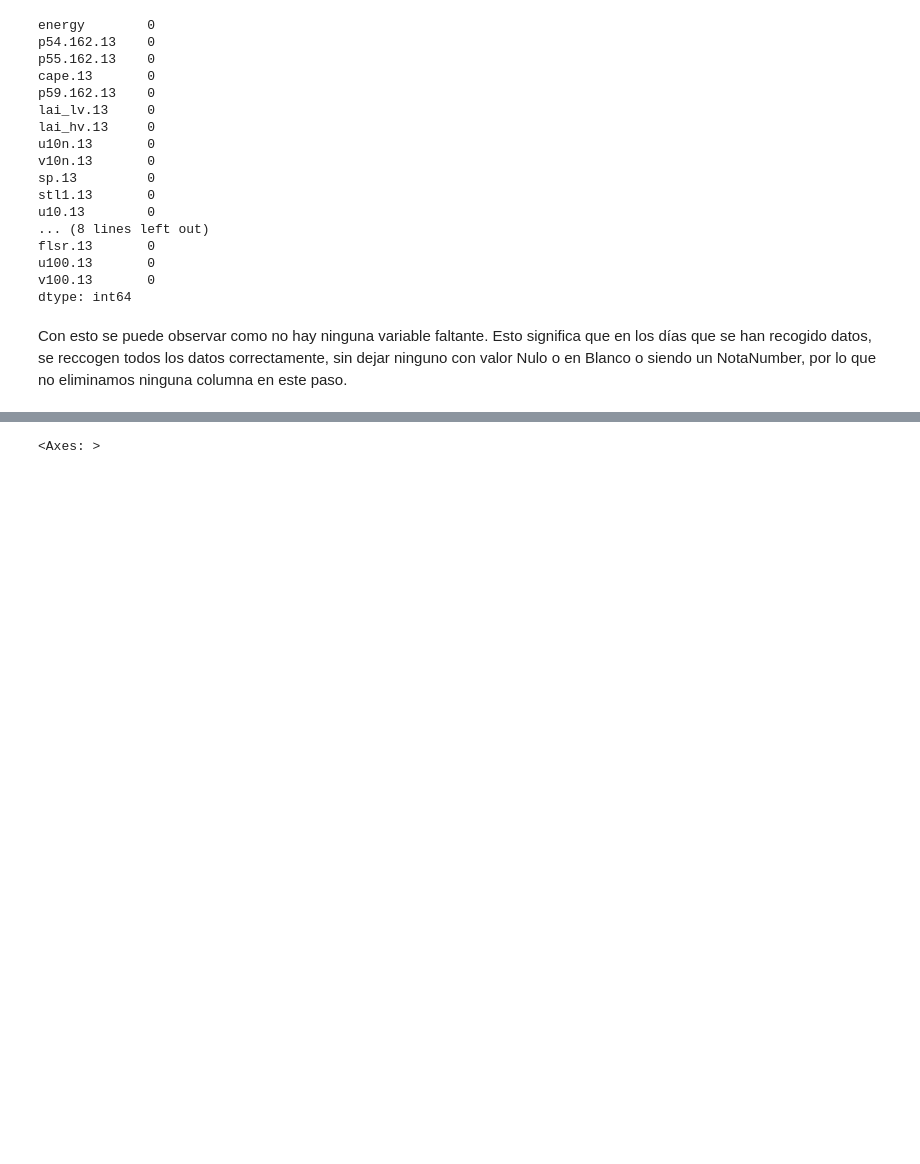
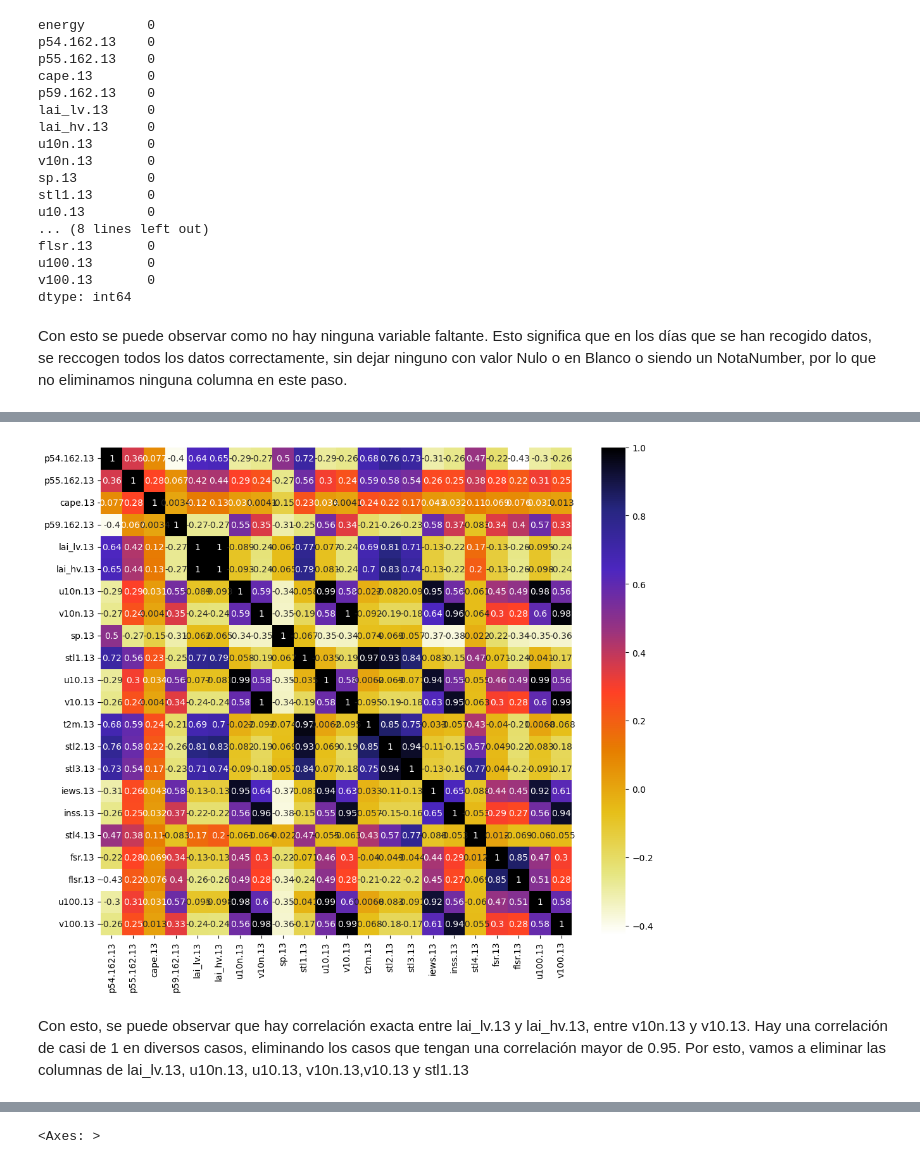
Before and after one commit to NicolasLamotteUC3M/p1_aprendizaje_automatico_Jaime_Nicolas, a Jupyter notebook: NotebookFinal.ipynb, the cells around one changed output, grey strips where cells are left out. Drawn from its saved outputs; the diff is of its cells as text; code cells hidden in the pictures; blank space fills up the shorter version.

```diff
--- a/NotebookFinal.ipynb
+++ b/NotebookFinal.ipynb
@@ -210,0 +187,2 @@ Por último vamos a observar si hay valores atípicos en cuanto a la energía.
+# %%
+datos_a_evaluar = wind_ava.drop(columns=['energy'])
@@ -210,0 +206,10 @@ Por último vamos a observar si hay valores atípicos en cuanto a la energía.
+# %%
+import seaborn as sns
+plt.figure(figsize=(12,10))
+cor = datos_a_evaluar.corr()
+sns.heatmap(cor, annot=True, cmap=plt.cm.CMRmap_r)
+plt.show()
+# %% [output]
+[figure, added]
+# %% [markdown]
+Con esto, se puede observar que hay correlación exacta entre lai_lv.13 y lai_hv.13, entre v10n.13 y v10.13. Hay una correlación de casi de 1 en diversos casos, eliminando los casos que tengan una correlación mayor de 0.95. Por esto, vamos a eliminar las columnas de lai_lv.13, u10n.13, u10.13, v10n.13,v10.13 y stl1.13
```
Also changed, not shown: parts of 45 cells of this notebook.
